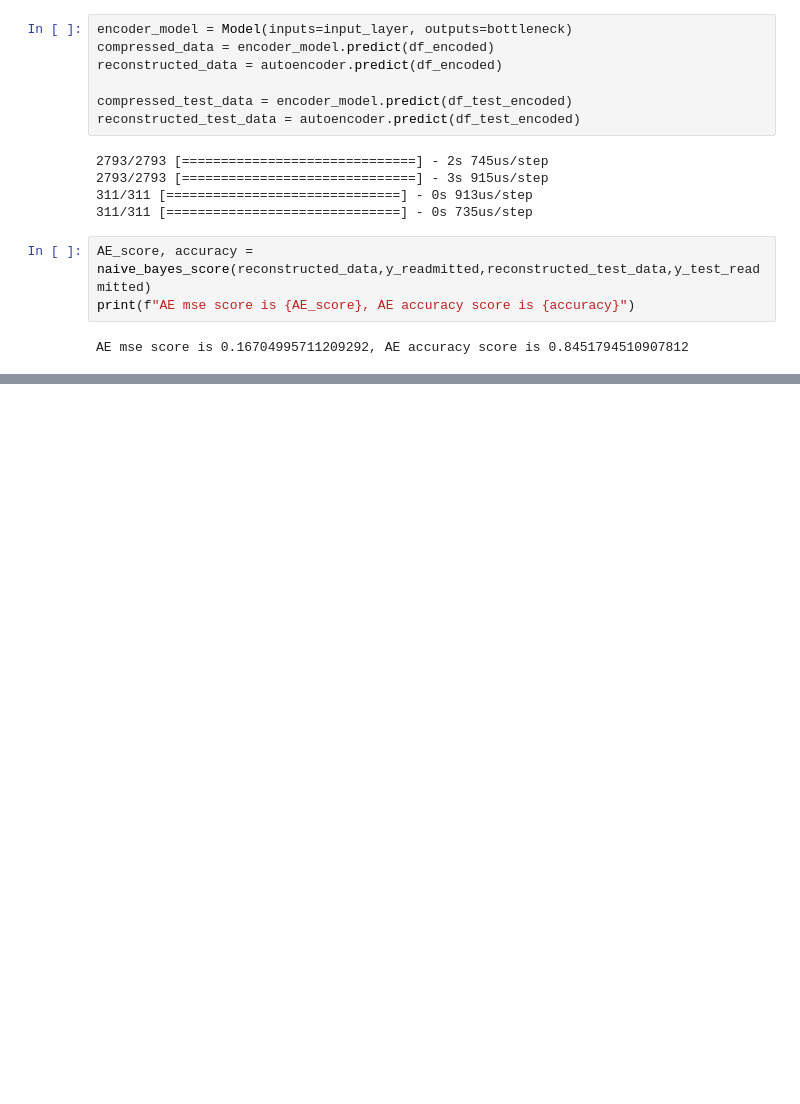
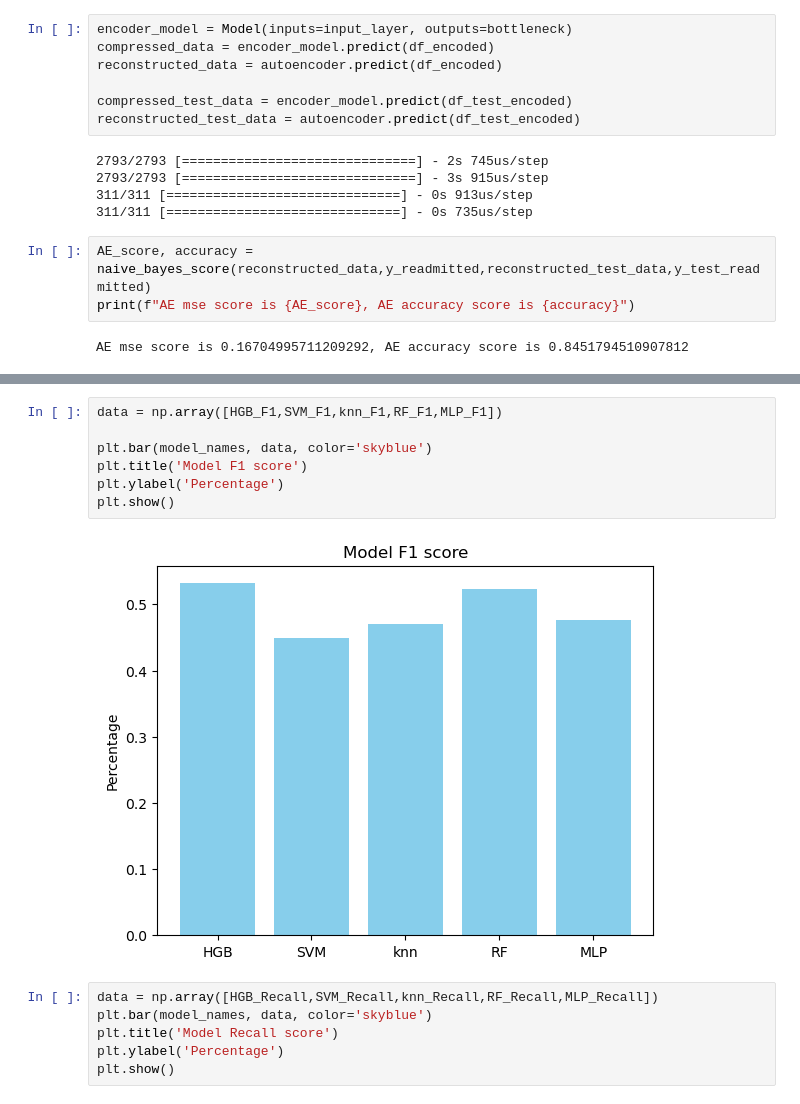
Before and after one commit to 535A59/BENG0019-group-E, a Jupyter notebook: diabets_prediction.ipynb, the cells around one changed output, grey strips where cells are left out. Drawn from its saved outputs; the diff is of its cells as text; blank space fills up the shorter version.

```diff
--- a/diabets_prediction.ipynb
+++ b/diabets_prediction.ipynb
@@ -1011,0 +1068,15 @@ print(total)
+# %%
+data = np.array([HGB_F1,SVM_F1,knn_F1,RF_F1,MLP_F1])
+
+plt.bar(model_names, data, color='skyblue')
+plt.title('Model F1 score')
+plt.ylabel('Percentage')
+plt.show()
+# %% [output]
+[figure, added]
+# %%
+data = np.array([HGB_Recall,SVM_Recall,knn_Recall,RF_Recall,MLP_Recall])
+plt.bar(model_names, data, color='skyblue')
+plt.title('Model Recall score')
+plt.ylabel('Percentage')
+plt.show()
```
Also changed, not shown: parts of 46 cells of this notebook.
